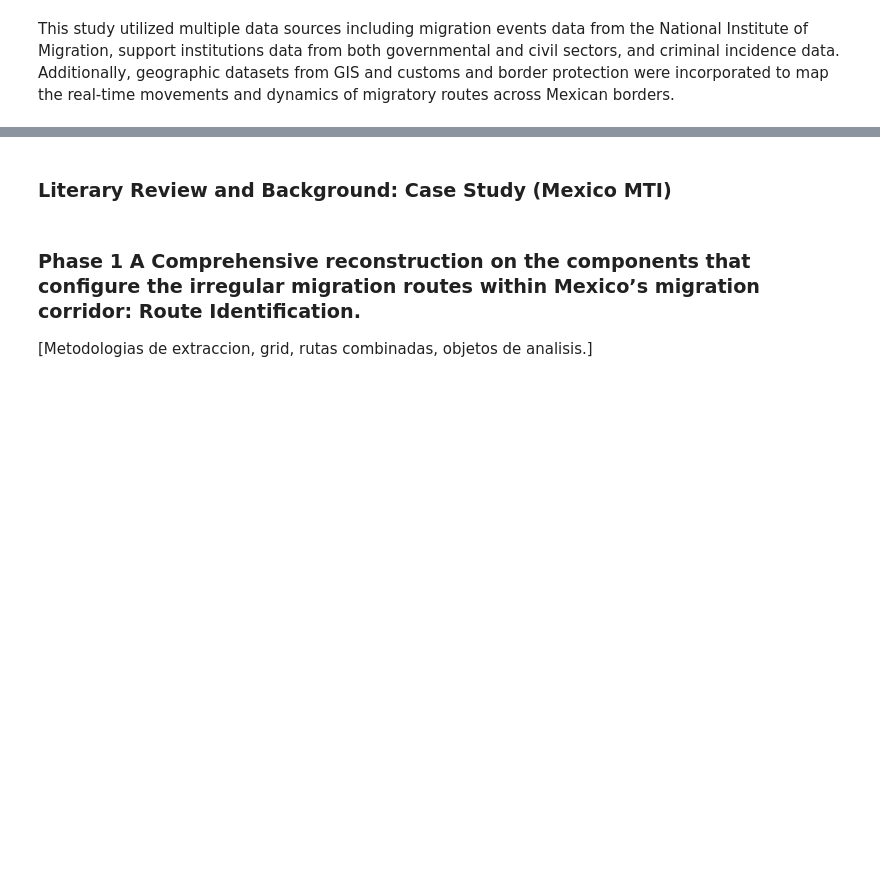
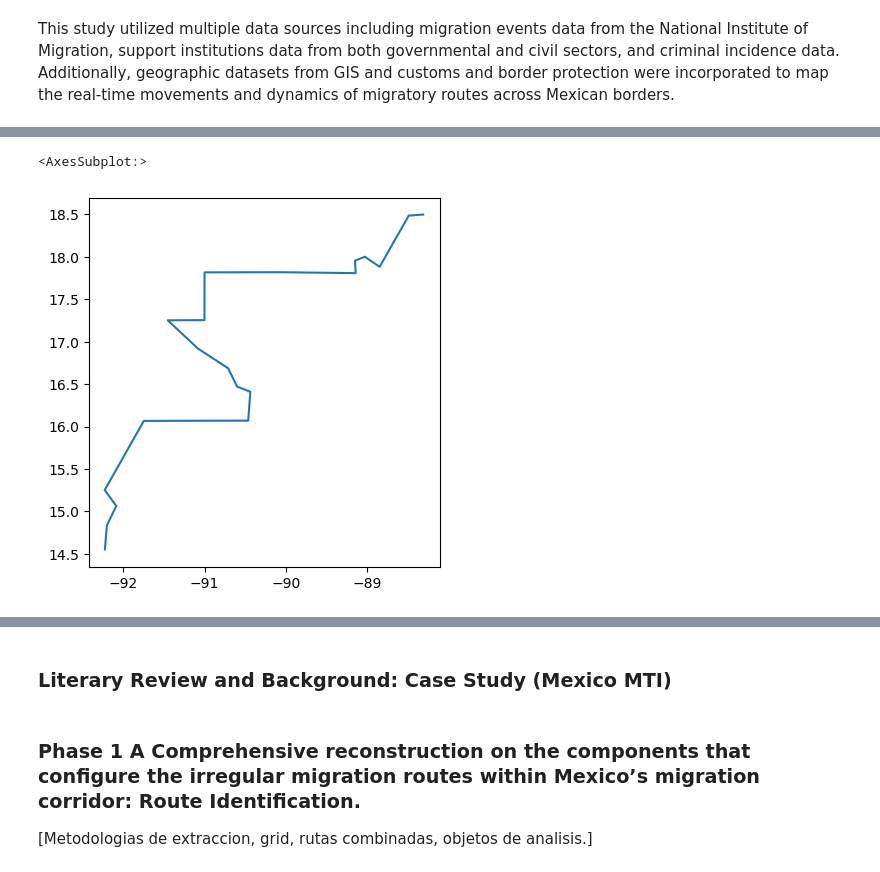
Before and after one commit to puriarter21/Mapa_Migracion_Irregular_Mexico, a Jupyter notebook: 1. Mapas/1. Mapas/Metodo_1/Articulo Mapping.ipynb, the cells around one changed output, grey strips where cells are left out. Saved outputs shown, nothing was run; the diff lists cells and outputs as text; code cells hidden in the pictures; blank space fills up the shorter version.

```diff
--- a/1. Mapas/1. Mapas/Metodo_1/Articulo Mapping.ipynb
+++ b/1. Mapas/1. Mapas/Metodo_1/Articulo Mapping.ipynb
@@ -27,0 +36,35 @@ Index(['nombre', 'ciudad', 'estado', 'latitud', 'longitud', 'codigo_ruta',
+# %%
+import geopandas as gpd
+from shapely.ops import linemerge
+
+# Cargar los datos de naturalearth_lowres
+world = gpd.read_file(gpd.datasets.get_path('naturalearth_lowres'))
+
+# Filtrar México, Guatemala y Belice
+mexico = world[world.name == "Mexico"]
+guatemala = world[world.name == "Guatemala"]
+belize = world[world.name == "Belize"]
+
+# Obtener las geometrías de los países
+mexico_geom = mexico.geometry.iloc[0]
+guatemala_geom = guatemala.geometry.iloc[0]
+belize_geom = belize.geometry.iloc[0]
+
+# Intersectar las fronteras
+frontera_sur_guatemala = mexico_geom.intersection(guatemala_geom)
+frontera_sur_belize = mexico_geom.intersection(belize_geom)
+
+# Unir las fronteras en una sola geometría MultiLineString
+frontera_sur_multilinestring = frontera_sur_guatemala.union(frontera_sur_belize)
+
+# Convertir MultiLineString a LineString usando linemerge
+frontera_sur_linestring = linemerge(frontera_sur_multilinestring)
+
+# Crear un GeoDataFrame con la frontera sur unida en una fila y en formato LineString
+fronteras_sur = gpd.GeoDataFrame(geometry=[frontera_sur_linestring], crs=world.crs)
+
+# Mostrar la geometría en el mapa
+fronteras_sur.plot()
+# %% [output]
+<AxesSubplot:>
+[figure, added]
```
Also changed, not shown: parts of 42 cells of this notebook, 12 other files.
